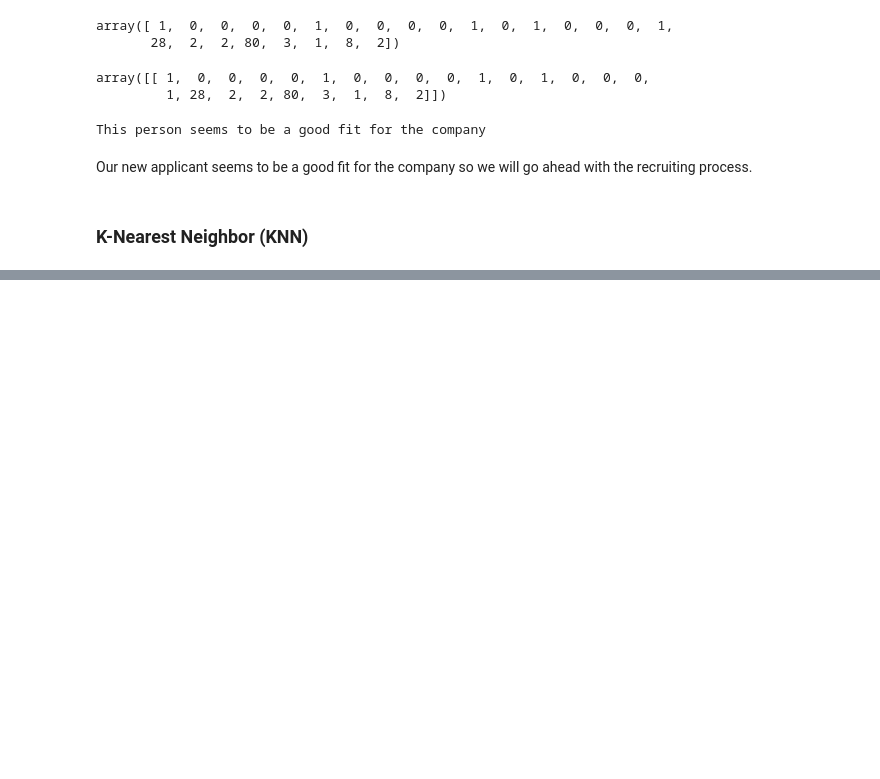
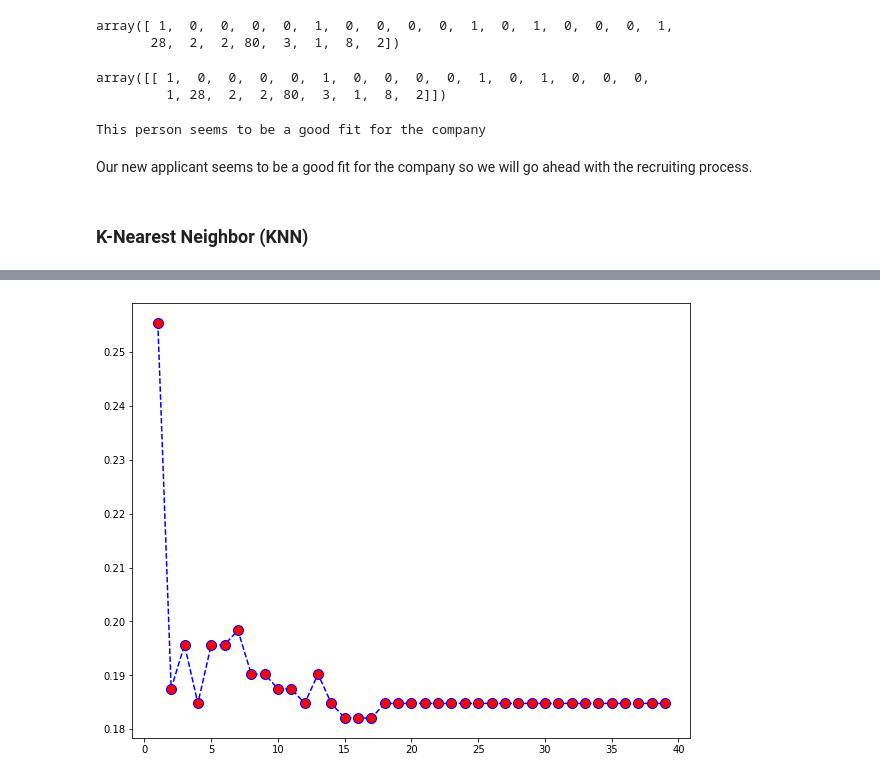
Before and after one commit to helenabarmer/machine_learning_intro, a Jupyter notebook: employee_attrition.ipynb, the cells around one changed output, grey strips where cells are left out. Cells and saved outputs as stored; diff of their text form; code cells hidden in the pictures; blank space fills up the shorter version.

```diff
--- a/employee_attrition.ipynb
+++ b/employee_attrition.ipynb
@@ -649,0 +668,15 @@ ax.set(ylabel='True label', xlabel='Predicted label');
+# %%
+error_rate = []
+
+for i in range (1, 40):
+  knn_k_value = KNeighborsClassifier(n_neighbors=i)
+  knn_k_value.fit(X_train, y_train)
+  predict = knn_k_value.predict(X_test)
+  error_rate.append(np.mean(predict != y_test))
+# %%
+plt.figure(figsize=(10, 8))
+plt.plot(range(1, 40), error_rate, color="blue", linestyle="dashed", marker="o", markerfacecolor="red", markersize=10);
+plt.xlabel="K"
+plt.ylabel = "Error rate"
+# %% [output]
+[figure, added]
```
Also changed, not shown: parts of 8 cells of this notebook.
